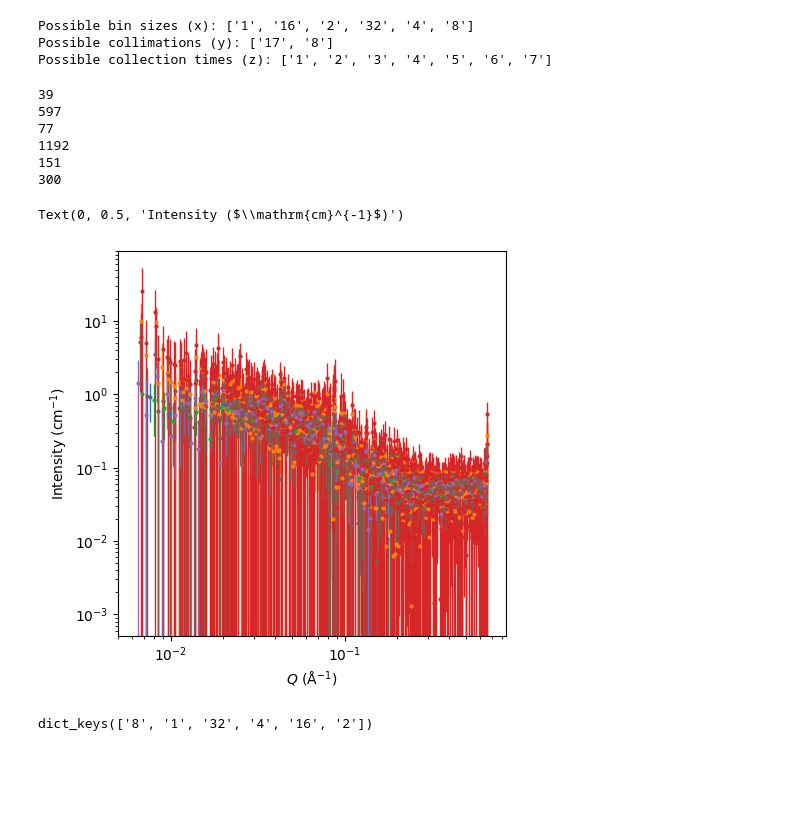
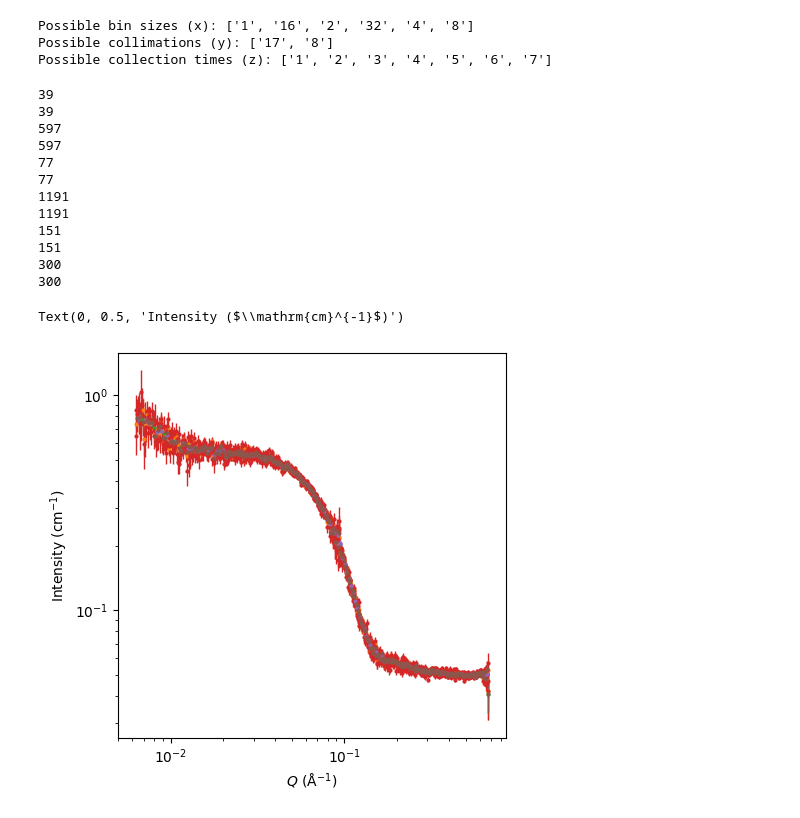
Before and after one commit to ch-tung/MLSR, a Jupyter notebook: binning/test_ILL_bin.ipynb, the cells around one changed output. Drawn from its saved outputs; the diff is of its cells as text; code cells hidden in the pictures; blank space fills up the shorter version.

```diff
--- a/binning/test_ILL_bin.ipynb
+++ b/binning/test_ILL_bin.ipynb
@@ -47,14 +60,16 @@ Possible bin sizes (x): ['1', '16', '2', '32', '4', '8']
 Possible collimations (y): ['17', '8']
 Possible collection times (z): ['1', '2', '3', '4', '5', '6', '7']
 # %%
-from collections import defaultdict
-
+# -------------------------------------------------------------------------
+# Step 1: Load Data
+# -------------------------------------------------------------------------
 class ScatteringData:
     def __init__(self, Q, I, I_err, dQ):
-        self.Q = Q
-        self.I = I
-        self.I_err = I_err
-        self.dQ = dQ
+        index = Q>0
+        self.Q = Q[index]
+        self.I = I[index]
+        self.I_err = I_err[index]
+        self.dQ = dQ[index]
 
 data_dir = './data/'
 data = defaultdict(lambda: defaultdict(dict))  # data[bin][collimation][time]
@@ -102,36 +117,41 @@ for folder in folders:
                 except Exception as e:
                     print(f"Error loading {fname}: {e}")
 # %%
+## preview
 fig = plt.figure(figsize=(5, 5))
 ax = fig.add_subplot(111)
 
 collimation = '17'
-for i_bin, bin_size in enumerate(sorted(data.keys())):
-    for i_time, time in enumerate(sorted(data[bin_size][collimation].keys())[0:1]):
-        scattering_data = data[bin_size][collimation][time]
+for i_bin, bin_size_key in enumerate(sorted(data.keys())):
+    for i_time, time_key in enumerate(sorted(data[bin_size_key][collimation].keys())[6:7]):
+        scattering_data = data[bin_size_key][collimation][time_key]
         Q = scattering_data.Q
         I = scattering_data.I
         I_err = scattering_data.I_err
         dQ = scattering_data.dQ
 
-        ax.errorbar(Q, I, yerr=I_err, label=f'Bin: {bin_size}, Time: {time}', fmt='o', markersize=2, elinewidth=1)
+        print(len(Q))
+
+        ax.errorbar(Q, I, yerr=I_err, label=f'Bin: {bin_size_key}, Time: {time_key}', fmt='o', markersize=2, elinewidth=1)
     print(len(Q))
 
 ax.set_xscale('log')
 ax.set_yscale('log')
 
 ax.set_xlabel(r'$Q$ ($\mathrm{\AA}^{-1}$)')
 ax.set_ylabel(r'Intensity ($\mathrm{cm}^{-1}$)')
 # %% [output]
+39
 39
 597
+597
 77
-1192
+77
+1191
+1191
+151
 151
 300
+300
 Text(0, 0.5, 'Intensity ($\\mathrm{cm}^{-1}$)')
-[figure, old version]
+[figure, new version]
-# %%
-data.keys()
-# %% [output]
-dict_keys(['8', '1', '32', '4', '16', '2'])
```
Also changed, not shown: parts of 7 cells of this notebook.
